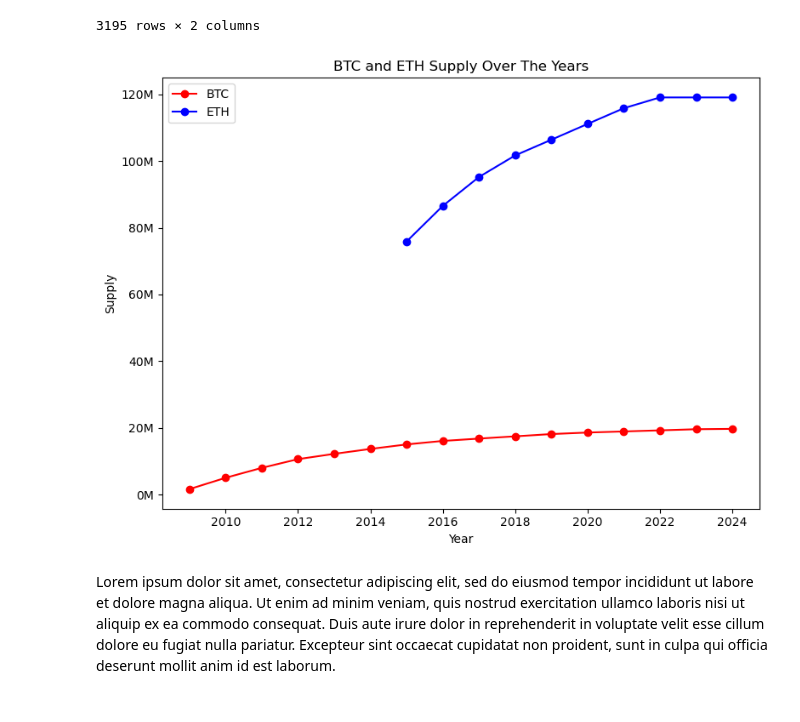
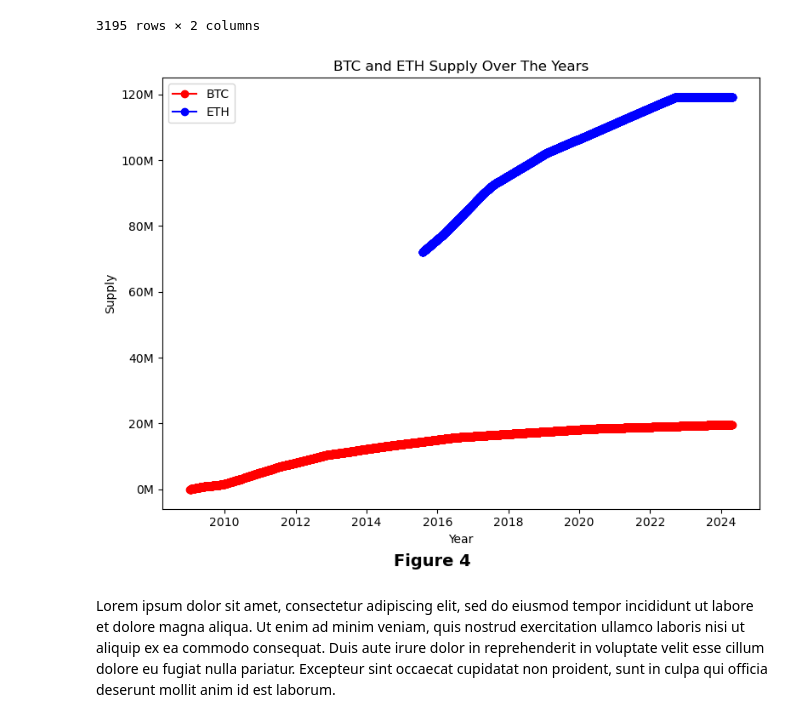
Before and after one commit to vsitucal-personal/bdcc_lab, a Jupyter notebook: BDCC_Lab.ipynb, the cells around one changed output. Saved outputs shown, nothing was run; the diff lists cells and outputs as text; code cells hidden in the pictures.

```diff
--- a/BDCC_Lab.ipynb
+++ b/BDCC_Lab.ipynb
@@ -464,23 +467,24 @@ eth_supply
 3195 rows × 2 columns
 # %%
 plot_multiple_line_graphs2(
-    x_list=[[btc_supply["year"], eth_supply["year"]]],
+    x_list=[[btc_supply["date"], eth_supply["date"]]],
     y_list=[
         [
             (btc_supply["reward"], "BTC", "r",),
             (eth_supply["max_supply"], "ETH", "b",),
         ]
     ],
     x_labels=["Year"],
     y_labels=["Supply"],
     titles=["BTC and ETH Supply Over The Years"],
     formatter=[millions_formatter],
     use_legend=[True],
     show_grid=False,
     max_cols=1,
+    start_figure_number=4
 )
 # %% [output]
-[figure, old version]
+[figure, new version]
 # %% [markdown]
 Lorem ipsum dolor sit amet, consectetur adipiscing elit, sed do eiusmod tempor incididunt ut labore et dolore magna aliqua. Ut enim ad minim veniam, quis nostrud exercitation ullamco laboris nisi ut aliquip ex ea commodo consequat. Duis aute irure dolor in reprehenderit in voluptate velit esse cillum dolore eu fugiat nulla pariatur. Excepteur sint occaecat cupidatat non proident, sunt in culpa qui officia deserunt mollit anim id est laborum.
 # %% [markdown]
```
Also changed, not shown: parts of 5 cells of this notebook, 1 other file.
